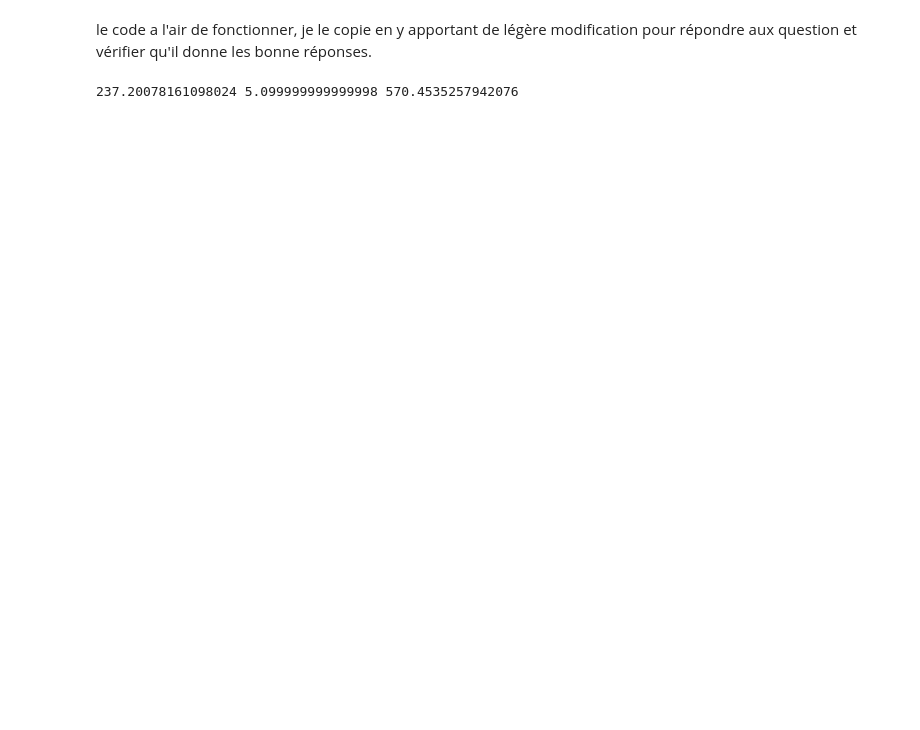
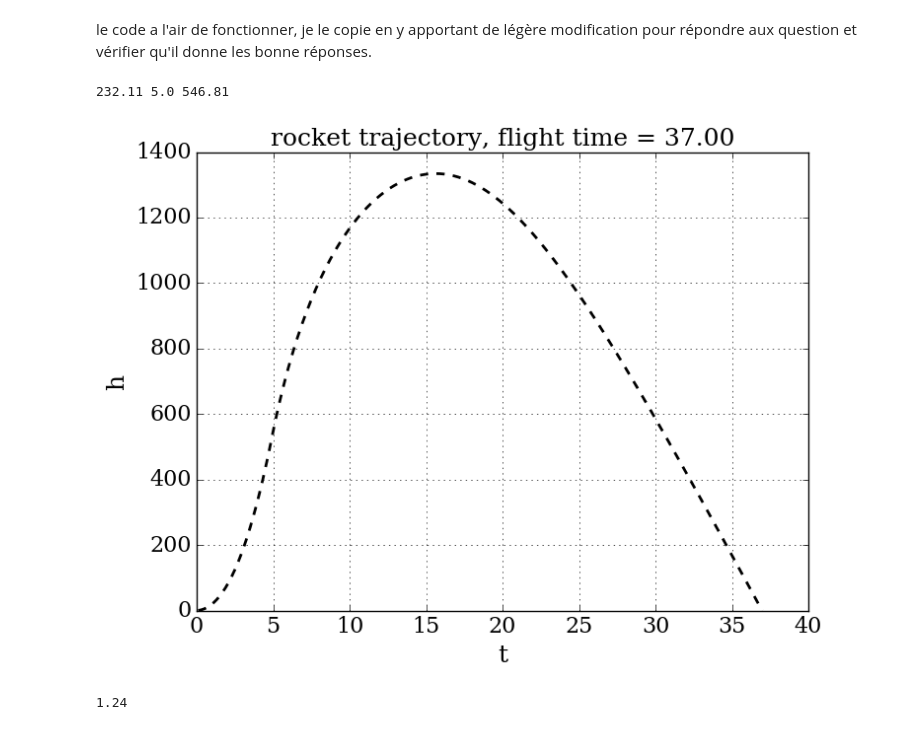
Before and after one commit to PaulBryssinck/TP1, a Jupyter notebook: Untitled.ipynb, the cells around one changed output. Saved outputs shown, nothing was run; the diff lists cells and outputs as text; code cells hidden in the pictures; blank space fills up the shorter version.

```diff
--- a/Untitled.ipynb
+++ b/Untitled.ipynb
@@ -42,7 +47,7 @@ speed(34.10891891891892,0)
 fonction donnant la hauteur au cours du temps
 # %%
 def height(v,h):
-    height=max(h+.1*v,0)
+    height=max(h+.1*v,0.)
     return height
 # %%
 height(10,.2)
@@ -55,13 +59,0 @@ log sert a stocké les valeurs de a,v, et h à chaque pas.
-# %%
-v=0
-h=0.00000000001 #je considère que c'est une assez bonne approximation de 0 et ça facilite l'écriture de la condition de la boucle
-t=0
-log=[]
-while h>0:
-    a=acce(t,v)
-    v=speed(a,v)
-    h=height(v,h)
-    pas=[h,v,a]
-    t=t+.1
-    log.append(pas)
-print(log)
@@ -70,25 +101,42 @@ print(log)
 # %% [markdown]
 le code a l'air de fonctionner, je le copie en y apportant de légère modification pour répondre aux question et vérifier qu'il donne les bonne réponses.
 # %%
-v=0
-h=0.0000000000000001 #je considère que c'est une assez bonne approximation de 0 et ça facilite l'écriture de la condition de la boucle
-t=0
+v=0.
+h=0.
+t=0.
 log=[]
 Vm=0
-Tm=0
+TVm=0
 HVm=0
-while h>0:
+while h>0. or t==0:
     a=acce(t,v)
     v=speed(a,v)
     h=height(v,h)
-    pas=[h,v,a]
-    t=t+.1
+    t=round(t+.1,2) #utilisationd de round pour éviter de se retrouver avec t=4.999999 et de faire une itération de trop avec du fuel
+    pas=[t,h,v,a]
+
     log.append(pas)
     if Vm<v:
         Vm=v
         Tm=t
         HVm=h
+for i in range(0,len(log)):
+    print(Slog[i])
 
 print(Vm,Tm,HVm)
 # %% [output]
-237.20078161098024 5.099999999999998 570.4535257942076
+232.11 5.0 546.81
+# %%
+# visualization of the path
+pyplot.figure(figsize=(8,6))
+pyplot.grid(True)
+pyplot.xlabel(r't', fontsize=18)
+pyplot.ylabel(r'h', fontsize=18)
+pyplot.title('rocket trajectory, flight time = %.2f' % t, fontsize=18)
+pyplot.plot(Tlog,Hlog, 'k--', lw=2);
+# %% [output]
+[figure, added]
+# %%
+round(1.23956,2)
+# %% [output]
+1.24
```
Also changed, not shown: parts of 8 cells of this notebook.
